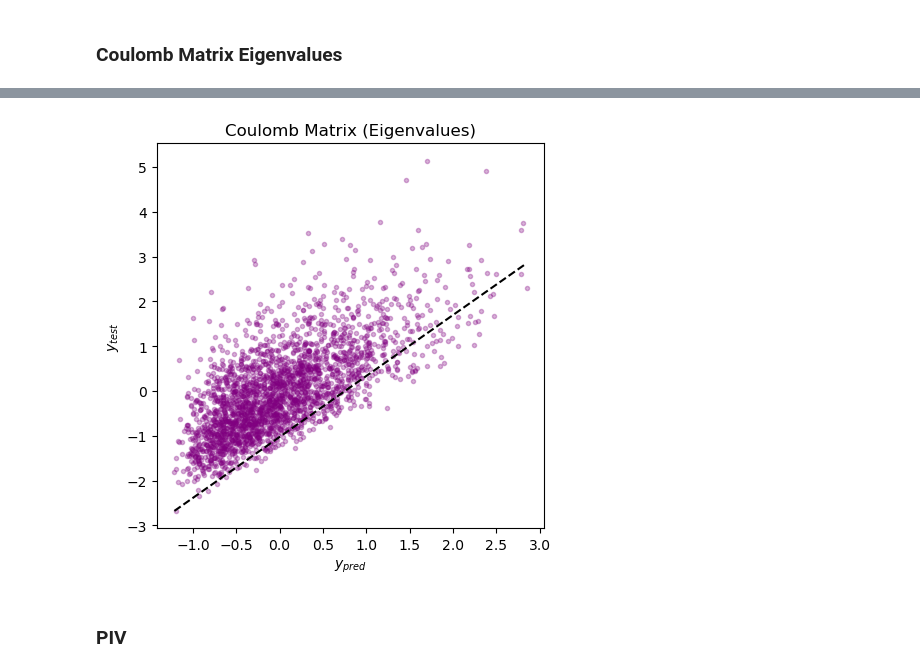
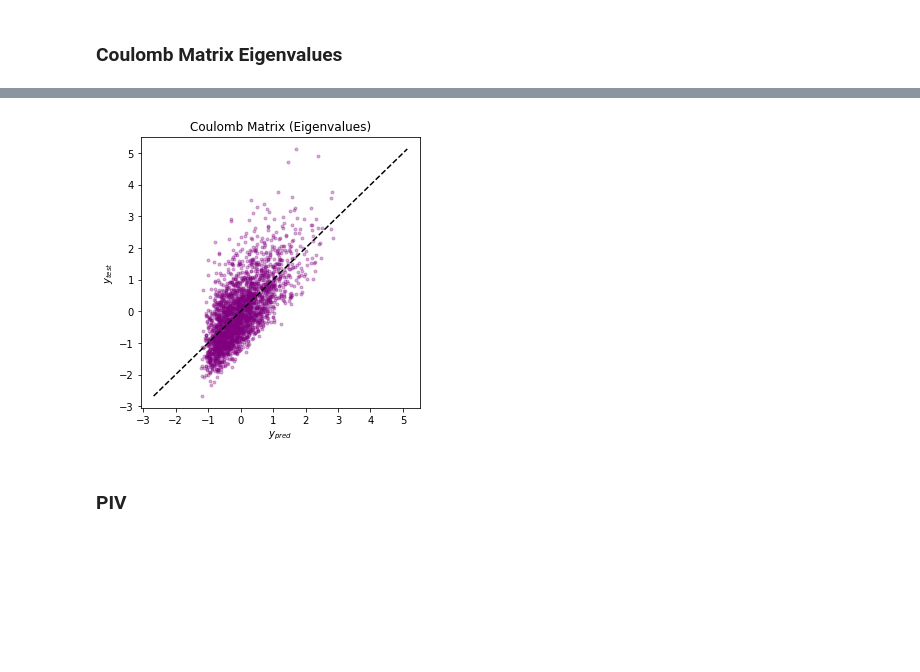
Before and after one commit to LoanRenaud/zundel, a Jupyter notebook: Zundel_Ion.ipynb, the cells around one changed output, grey strips where cells are left out. Cells and saved outputs as stored; diff of their text form; code cells hidden in the pictures; blank space fills up the shorter version.

```diff
--- a/Zundel_Ion.ipynb
+++ b/Zundel_Ion.ipynb
@@ -355,5 +339,5 @@ def SOAP_Vectors(xyz_filename, output_filename=None, cutoff=3., n_max=6, l_max=6
 # %%
-Soap_pca=SOAP_Vectors("new_positions_sparse.xyz", output_filename=None, cutoff=3., n_max=6, l_max=6, zeta=2.0,
-         atom_sigma=0.5, pbc=True, peratom=False, pca_d=25, njobs=4)
+Soap_pca,pca=SOAP_Vectors("new_positions_sparse.xyz", output_filename=None, cutoff=3., n_max=6, l_max=6, zeta=2.0,
+         atom_sigma=0.5, pca_d=12)
 # %% [output]
 loaded xyz file: new_positions_sparse.xyz, with 10000 frames and elements: [1 8]
@@ -373,7 +360,7 @@ y_test=scaler.fit_transform(y_test.to_numpy().reshape(-1, 1))
 # %%
 from scipy.spatial import distance
 
-def PIV_descr(X):
+def PIV_descr(X,pca_d=10):
     piv=[]
     for i in range(len(X)):
         dist=distance.cdist(dataset[i][:, 1:], dataset[i][:, 1:], 'euclidean')
@@ -386,8 +373,13 @@ def PIV_descr(X):
         bs=-np.sort(-b)
         cs=-np.sort(-c)
         piv.append(np.concatenate((a, bs, cs)))
-
-    return piv
+    data_2d = np.array([features_2d.flatten() for features_2d in piv])
+    pca = PCA(n_components=pca_d)
+    pca.fit(data_2d)
+    Soap_pca = pca.transform(data_2d)
+    print("original shape:   ", soap_vectors.shape)
+    print("transformed shape:", Soap_pca.shape)
+    return piv_pca
 # %%
 X_train_PIV=PIV_descr(X_train)
 X_train_PIV_red=scaler.fit_transform(X_train_PIV)
@@ -589,11 +581,11 @@ from sklearn.kernel_ridge import KernelRidge
 # %% [markdown]
 ### SOAP ###
 # %%
-krrsoap = GridSearchCV(KernelRidge(kernel='rbf', gamma=0.1), cv=5,param_grid={"alpha": np.logspace(-9, -8,4),
-                                                                          "gamma": np.logspace(-1.5, -0.5,4)})
-krrsoap.fit(X_train_soap, y_train)
+krrsoap = GridSearchCV(KernelRidge(kernel='rbf', gamma=0.1), cv=5,param_grid={"alpha": np.logspace(-11.5, -10.5,4),
+                                                                          "gamma": np.logspace(-7,-5,6)})
+krrsoap.fit(X_train_soap_red, y_train)
 
-y_pred_test_krr_soap=krrsoap.predict(X_test_soap)
+y_pred_test_krr_soap=krrsoap.predict(X_test_soap_red)
 
 mse_test_soap=mean_squared_error(np.array(y_test), y_pred_test_krr_soap)
 b_params_soap=krrsoap.best_params_
@@ -617,7 +611,7 @@ plt.show()
 ### Coulomb Matrix ###
 # %%
 krrcm = GridSearchCV(KernelRidge(kernel='rbf', gamma=0.1), cv=5,param_grid={"alpha": np.logspace(-11, -10,4),
-                                                                          "gamma": np.logspace(-3, -2,4)})
+                                                                          "gamma": np.logspace(-5, -3,4)})
 krrcm.fit(X_train_CM_red, y_train)
 
 y_pred_test_krr_cm=krrcm.predict(X_test_CM_red)
@@ -659,14 +653,14 @@ print(b_params_cmeig)
 # %%
 fig=plt.figure(figsize=(5,5))
 y_pred_test_krr_cmeig=krrcmeig.predict(X_test_CMe_red)
 plt.scatter(y_pred_test_krr_cmeig,  y_test, marker='.', color='purple',alpha=0.3)
 plt.xlabel('$y_{pred}$')
 plt.ylabel('$y_{test}$')
-plt.plot([np.min(y_pred_test_krr_cmeig), np.max(y_pred_test_krr_cmeig)],[np.min(y_test), np.max(y_pred_test_krr_cmeig)], color='black', linestyle='--')
+plt.plot([np.min(y_test), np.max(y_test)],[np.min(y_test), np.max(y_test)], color='black', linestyle='--')
 plt.title("Coulomb Matrix (Eigenvalues)")
 plt.show()
 # %% [output]
-[figure, old version]
+[figure, new version]
 # %% [markdown]
 ### PIV ###
 # %%
```
Also changed, not shown: parts of 24 cells of this notebook, 4 other files.
